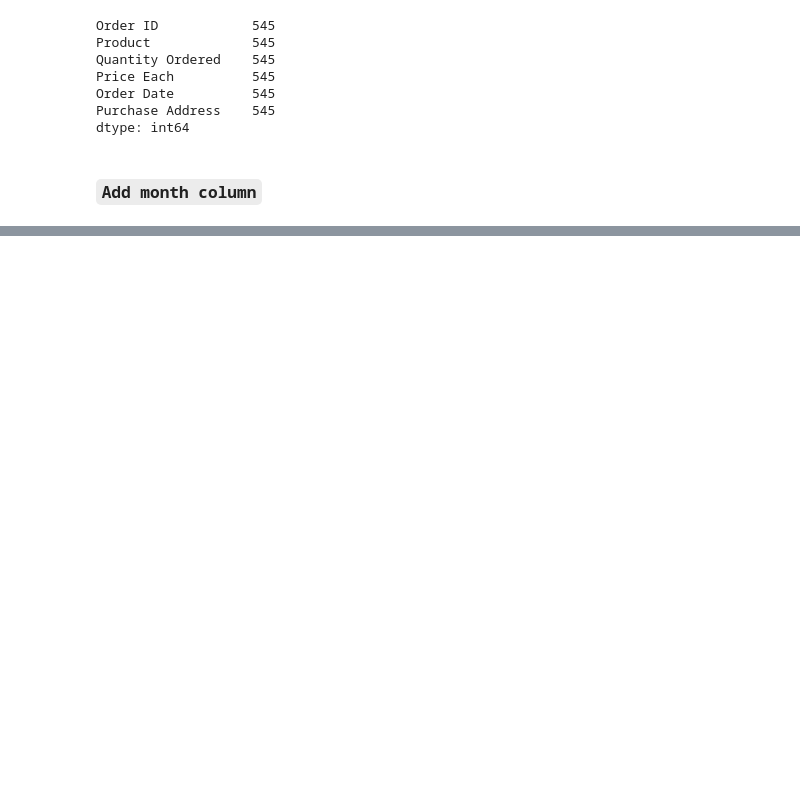
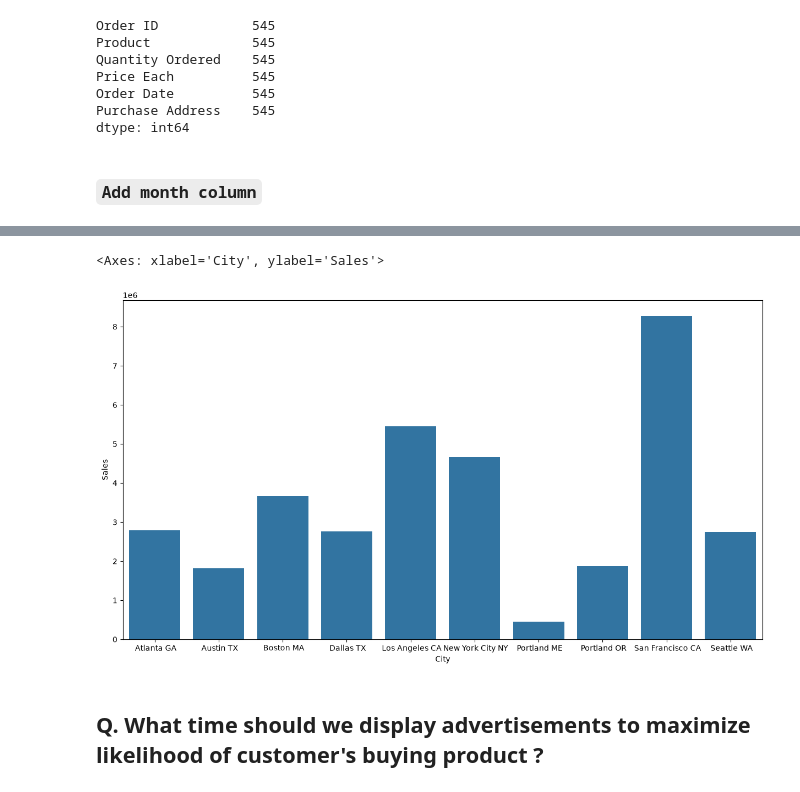
Before and after one commit to advait-kale/Data-Analysis-, a Jupyter notebook: sales.ipynb, the cells around one changed output, grey strips where cells are left out. Saved outputs shown, nothing was run; the diff lists cells and outputs as text; code cells hidden in the pictures; blank space fills up the shorter version.

```diff
--- a/sales.ipynb
+++ b/sales.ipynb
@@ -77,0 +168,3 @@ df.head()
+# %%
+df["City"] = df["Purchase Address"].apply(lambda x: f"{get_city(x)} {get_state(x)}")
+df["City"]
@@ -77,0 +202,3 @@ df.head()
+# %%
+result = df.groupby("City",as_index=False).sum(numeric_only=True)
+result
@@ -77,0 +217,9 @@ df.head()
+# %%
+# Highest Sales by the city
+plt.figure(figsize=(15, 8))
+sns.barplot(x = result["City"], y = result["Sales"])
+# %% [output]
+<Axes: xlabel='City', ylabel='Sales'>
+[figure, added]
+# %% [markdown]
+## Q. What time should we display advertisements to maximize likelihood of customer's buying product ?
```
Also changed, not shown: parts of 34 cells of this notebook, 4 other files.
